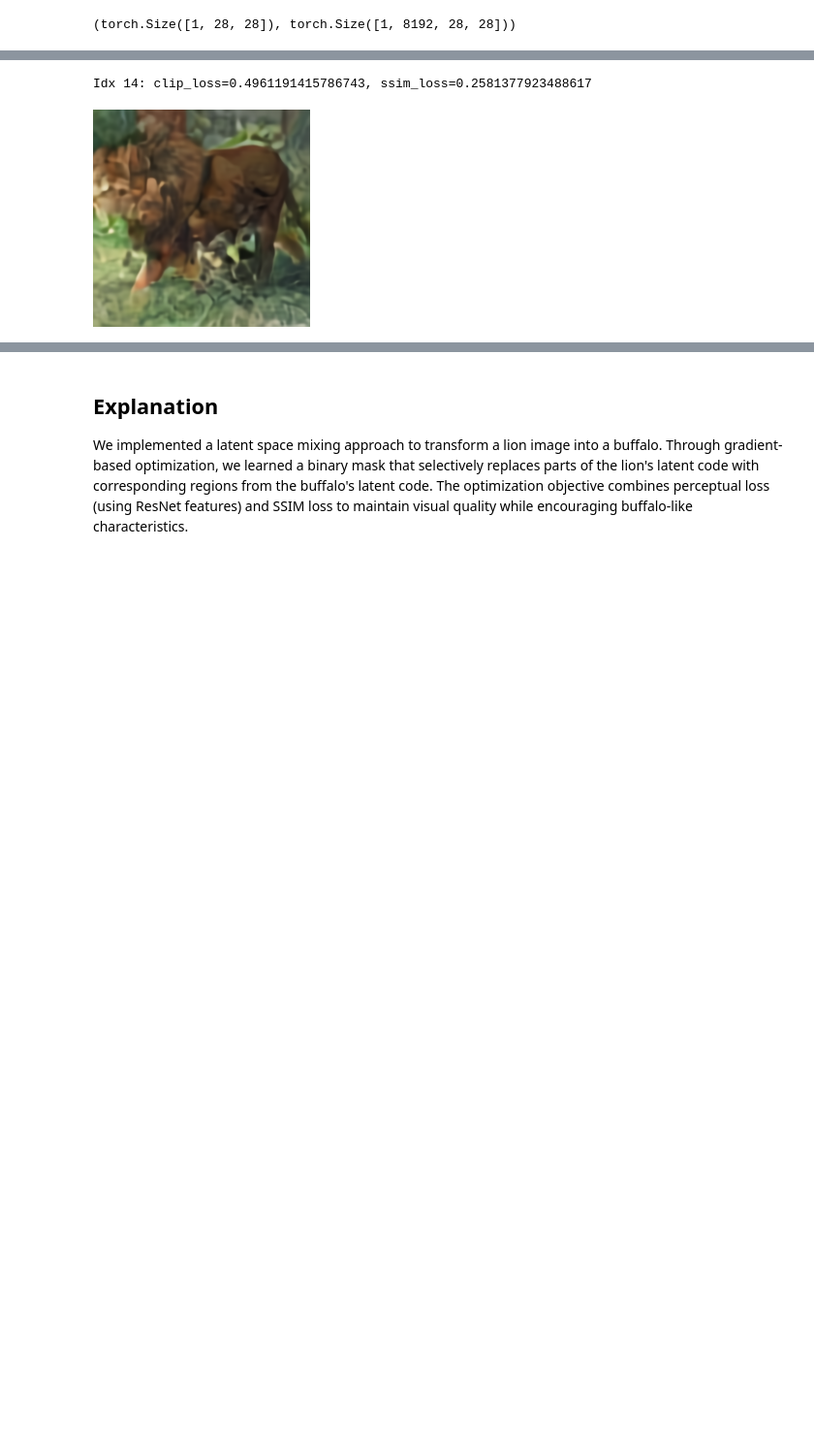
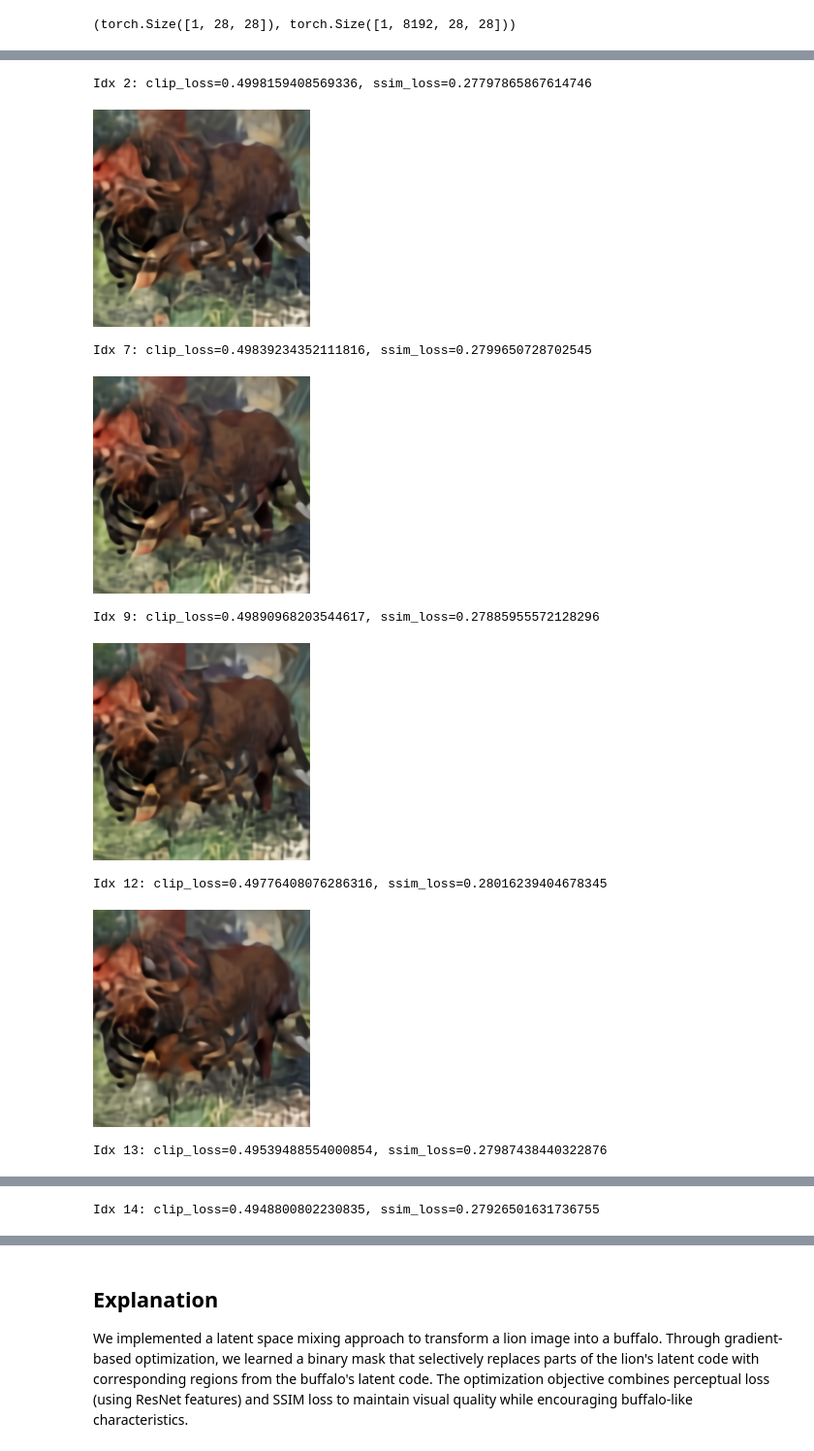
Before and after one commit to jaredliw/ioai-tsp-2025, a Jupyter notebook: lab6/defanging-lion/defanging_lion.ipynb, the cells around one changed output, grey strips where cells are left out. Shown at 97% size. Saved outputs shown, nothing was run; the diff lists cells and outputs as text; code cells hidden in the pictures; blank space fills up the shorter version.

```diff
--- a/lab6/defanging-lion/defanging_lion.ipynb
+++ b/lab6/defanging-lion/defanging_lion.ipynb
@@ -328,7 +336,7 @@ class TopK:
     def get_top_k(self):
         return sorted(self.heap, key=lambda x: -x[0])  # (score, item), sorted by score desc
 # %%
-best_15 = TopK(15)
+best_40 = TopK(40)
 # %%
 def my_transform(z_logits, num_epochs=2000):
     z = torch.argmax(z_logits, dim=1)
@@ -384,12 +395,20 @@ Epoch 2000: perceptual loss - 0.10078884661197662, SSIM loss - 0.264110803604126
 # %%
-for idx, (_, tensor_rec_test) in enumerate(best_15.get_top_k()):
+for idx, (_, tensor_rec_test) in enumerate(best_40.get_top_k()):
     im_rec_test = tensor2image(tensor_rec_test)
 
     clip_loss = compute_clip_lion2buffalo_loss(clip_preprocess(im_rec_test)).item()
     ssim_loss = compute_ssim_loss(image2tensor(im_orig).to(device), tensor_rec_test).item()
     if clip_loss < 0.5 and ssim_loss < 0.3:
         print(f"Idx {idx}: {clip_loss=}, {ssim_loss=}")
+        im_rec_test.save(f"./{output_folder_dir}/{idx}.jpeg")
         display(im_rec_test)
 # %% [output]
-Idx 14: clip_loss=0.4961191415786743, ssim_loss=0.2581377923488617
+Idx 2: clip_loss=0.4998159408569336, ssim_loss=0.27797865867614746
-[figure, old version]
+[figure, new version]
+Idx 7: clip_loss=0.49839234352111816, ssim_loss=0.2799650728702545
+[figure, added]
+Idx 9: clip_loss=0.49890968203544617, ssim_loss=0.27885955572128296
+[figure, added]
+Idx 12: clip_loss=0.49776408076286316, ssim_loss=0.28016239404678345
+[figure, added]
+Idx 13: clip_loss=0.49539488554000854, ssim_loss=0.27987438440322876
@@ -395,0 +416 @@ Idx 14: clip_loss=0.4961191415786743, ssim_loss=0.2581377923488617
+Idx 14: clip_loss=0.4948800802230835, ssim_loss=0.27926501631736755
```
Also changed, not shown: parts of 10 cells of this notebook, 19 other files.
